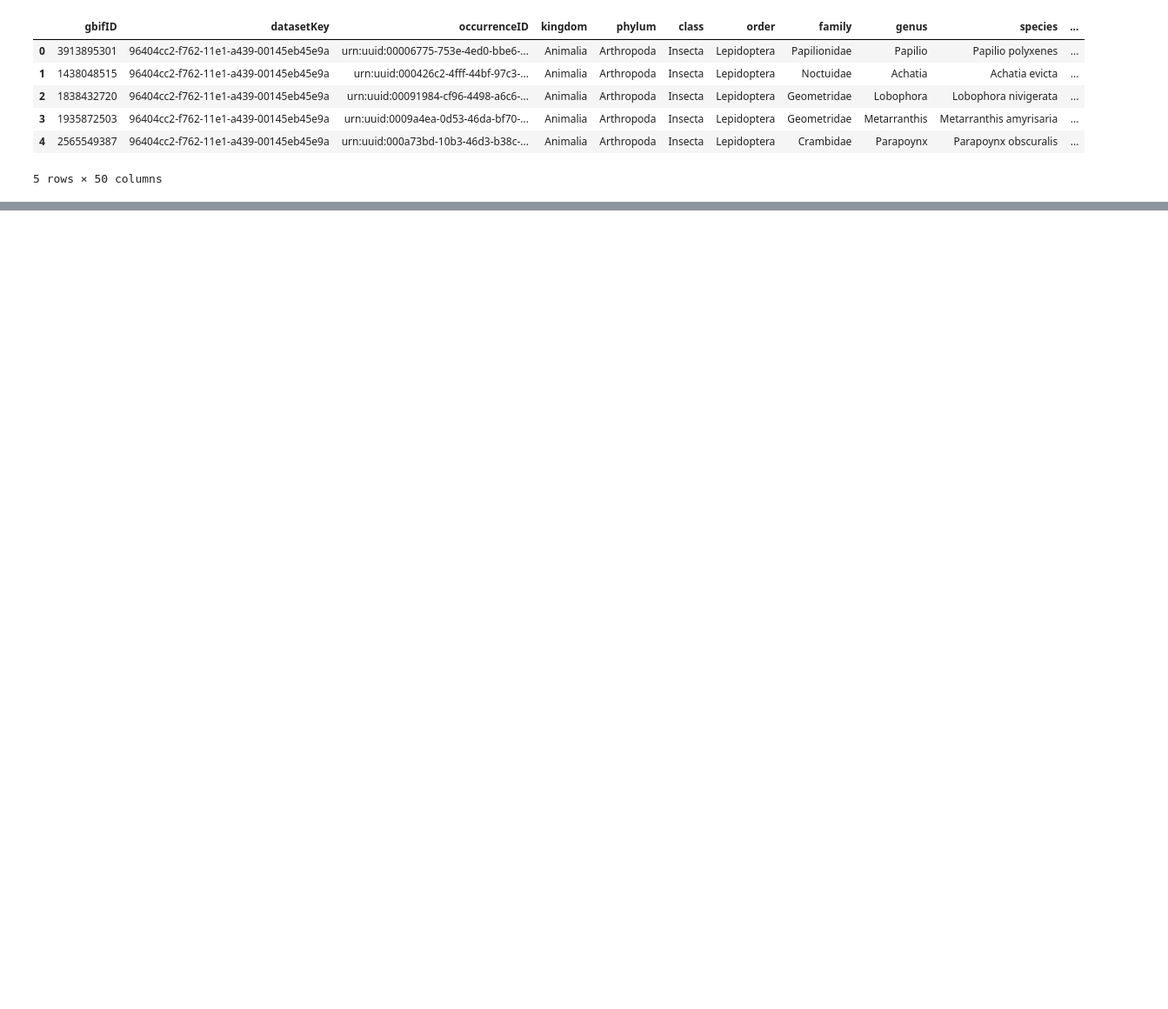
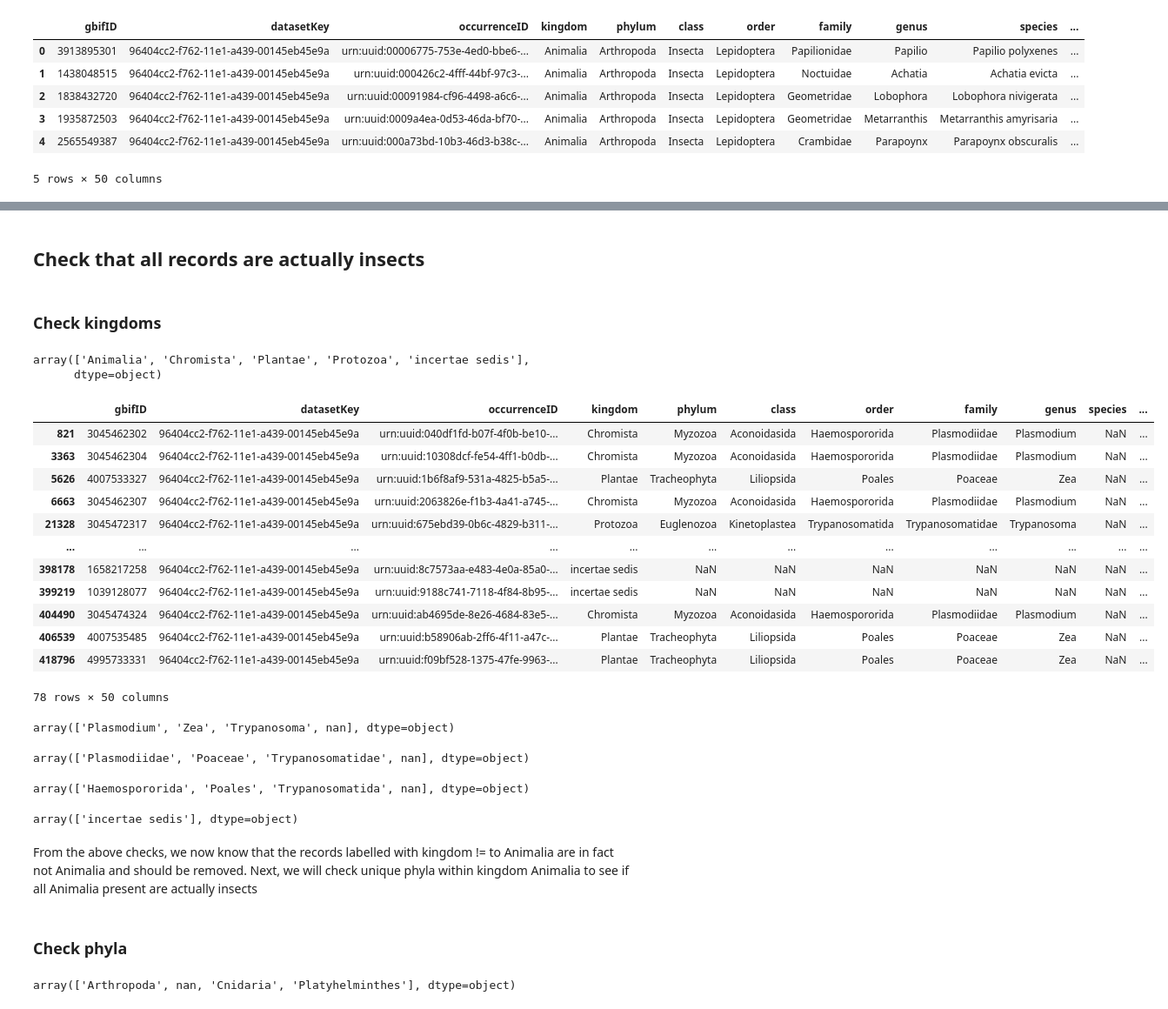
Before and after one commit to envirodatascience/final-project-insect-team, a Jupyter notebook: ENV617_group_project_ypm_ent_data.ipynb, the cells around one changed output, grey strips where cells are left out. Shown at 87% size. Drawn from its saved outputs; the diff is of its cells as text; code cells hidden in the pictures; blank space fills up the shorter version.

```diff
--- a/ENV617_group_project_ypm_ent_data.ipynb
+++ b/ENV617_group_project_ypm_ent_data.ipynb
@@ -165,0 +168,63 @@ AttributeError: module 'pandas' has no attribute 'to_csv'
+# %% [markdown]
+## Check that all records are actually insects
+# %% [markdown]
+### Check kingdoms
+# %%
+# check unique kingdoms - should all be Animalia
+df_ent.kingdom.unique()
+# not all Animalia, uh oh!
+# %% [output]
+array(['Animalia', 'Chromista', 'Plantae', 'Protozoa', 'incertae sedis'],
+      dtype=object)
+# %%
+# check rows that are not animalia - are they incorrectly labelled or mistakenly included?
+df_ent[df_ent.kingdom != 'Animalia']
+# 78 non-Animalia records
+# %% [output]
+|  | gbifID | datasetKey | occurrenceID | kingdom | phylum | class | order | family | genus | species | ... |
+| 821 | 3045462302 | 96404cc2-f762-11e1-a439-00145eb45e9a | urn:uuid:040df1fd-b07f-4f0b-be10-... | Chromista | Myzozoa | Aconoidasida | Haemospororida | Plasmodiidae | Plasmodium | NaN | ... |
+| 3363 | 3045462304 | 96404cc2-f762-11e1-a439-00145eb45e9a | urn:uuid:10308dcf-fe54-4ff1-b0db-... | Chromista | Myzozoa | Aconoidasida | Haemospororida | Plasmodiidae | Plasmodium | NaN | ... |
+| 5626 | 4007533327 | 96404cc2-f762-11e1-a439-00145eb45e9a | urn:uuid:1b6f8af9-531a-4825-b5a5-... | Plantae | Tracheophyta | Liliopsida | Poales | Poaceae | Zea | NaN | ... |
+| 6663 | 3045462307 | 96404cc2-f762-11e1-a439-00145eb45e9a | urn:uuid:2063826e-f1b3-4a41-a745-... | Chromista | Myzozoa | Aconoidasida | Haemospororida | Plasmodiidae | Plasmodium | NaN | ... |
+| 21328 | 3045472317 | 96404cc2-f762-11e1-a439-00145eb45e9a | urn:uuid:675ebd39-0b6c-4829-b311-... | Protozoa | Euglenozoa | Kinetoplastea | Trypanosomatida | Trypanosomatidae | Trypanosoma | NaN | ... |
+| ... | ... | ... | ... | ... | ... | ... | ... | ... | ... | ... | ... |
+| 398178 | 1658217258 | 96404cc2-f762-11e1-a439-00145eb45e9a | urn:uuid:8c7573aa-e483-4e0a-85a0-... | incertae sedis | NaN | NaN | NaN | NaN | NaN | NaN | ... |
+| 399219 | 1039128077 | 96404cc2-f762-11e1-a439-00145eb45e9a | urn:uuid:9188c741-7118-4f84-8b95-... | incertae sedis | NaN | NaN | NaN | NaN | NaN | NaN | ... |
+| 404490 | 3045474324 | 96404cc2-f762-11e1-a439-00145eb45e9a | urn:uuid:ab4695de-8e26-4684-83e5-... | Chromista | Myzozoa | Aconoidasida | Haemospororida | Plasmodiidae | Plasmodium | NaN | ... |
+| 406539 | 4007535485 | 96404cc2-f762-11e1-a439-00145eb45e9a | urn:uuid:b58906ab-2ff6-4f11-a47c-... | Plantae | Tracheophyta | Liliopsida | Poales | Poaceae | Zea | NaN | ... |
+| 418796 | 4995733331 | 96404cc2-f762-11e1-a439-00145eb45e9a | urn:uuid:f09bf528-1375-47fe-9963-... | Plantae | Tracheophyta | Liliopsida | Poales | Poaceae | Zea | NaN | ... |
+78 rows × 50 columns
+# %%
+# which genera are present?
+df_ent[df_ent.kingdom != 'Animalia'].genus.unique()
+# Zea are grasses, Plasmodium and Trypanosoma are protozoa
+# %% [output]
+array(['Plasmodium', 'Zea', 'Trypanosoma', nan], dtype=object)
+# %%
+# check families, trying to find the records that are nan genera
+df_ent[df_ent.kingdom != 'Animalia'].family.unique()
+# same taxa present
+# %% [output]
+array(['Plasmodiidae', 'Poaceae', 'Trypanosomatidae', nan], dtype=object)
+# %%
+# check orders, trying to find the records that are nan families
+df_ent[df_ent.kingdom != 'Animalia'].order.unique()
+# same taxa present
+# %% [output]
+array(['Haemospororida', 'Poales', 'Trypanosomatida', nan], dtype=object)
+# %%
+# check nan families
+df_ent[df_ent.family.isnull()][df_ent.kingdom != 'Animalia'].kingdom.unique()
+# all incertae sedis, aka unknown
+# %% [output]
+array(['incertae sedis'], dtype=object)
+# %% [markdown]
+From the above checks, we now know that the records labelled with kingdom != to Animalia are in fact not Animalia and should be removed. Next, we will check unique phyla within kingdom Animalia to see if all Animalia present are actually insects
+# %% [markdown]
+### Check phyla
+# %%
+# check unique Animalia phyla - should all be Arthopoda
+df_ent[df_ent.kingdom == 'Animalia'].phylum.unique()
+# of the animal records, Cnidaria and Platyheminthes are not insects
+# %% [output]
+array(['Arthropoda', nan, 'Cnidaria', 'Platyhelminthes'], dtype=object)
```
Also changed, not shown: parts of 53 cells of this notebook.
